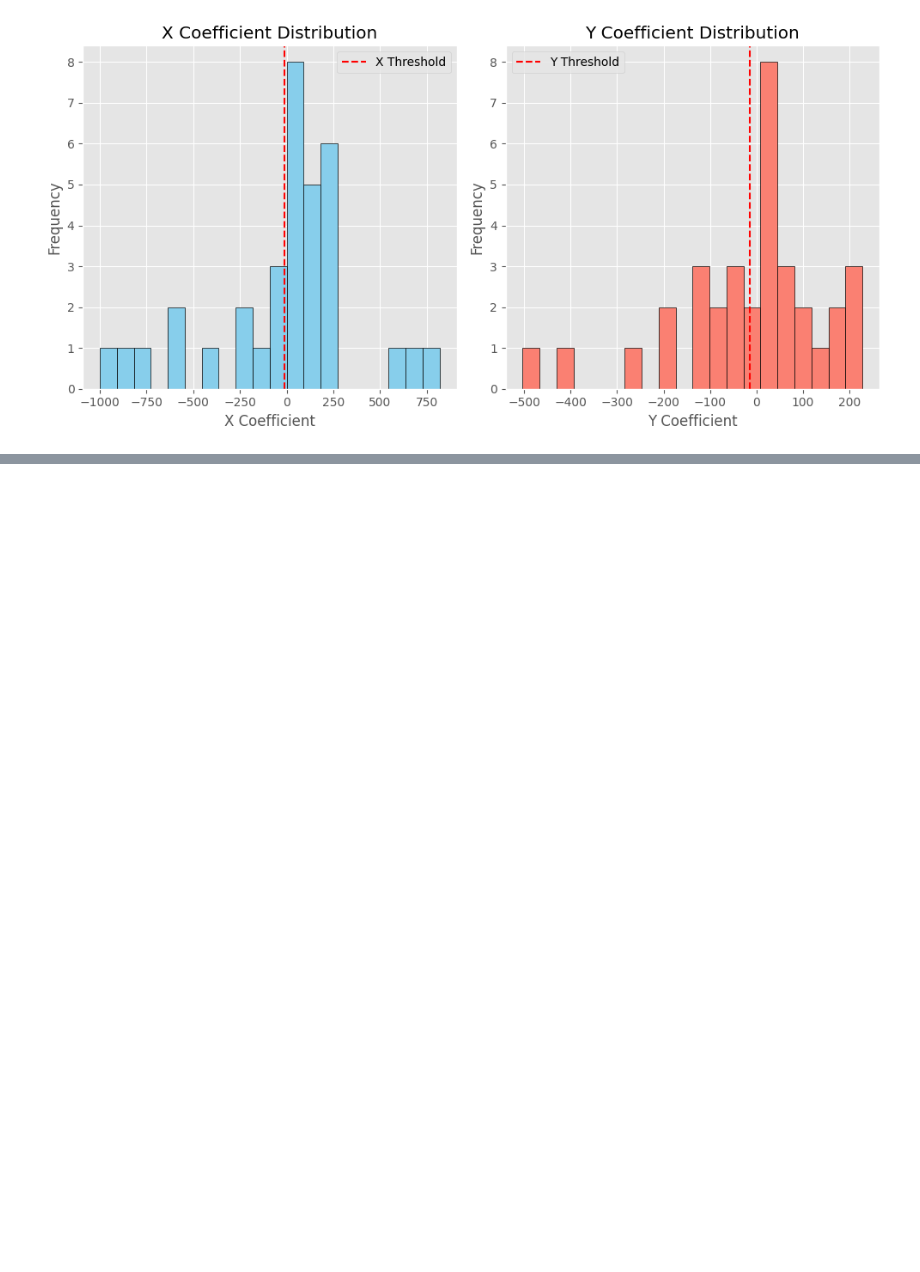
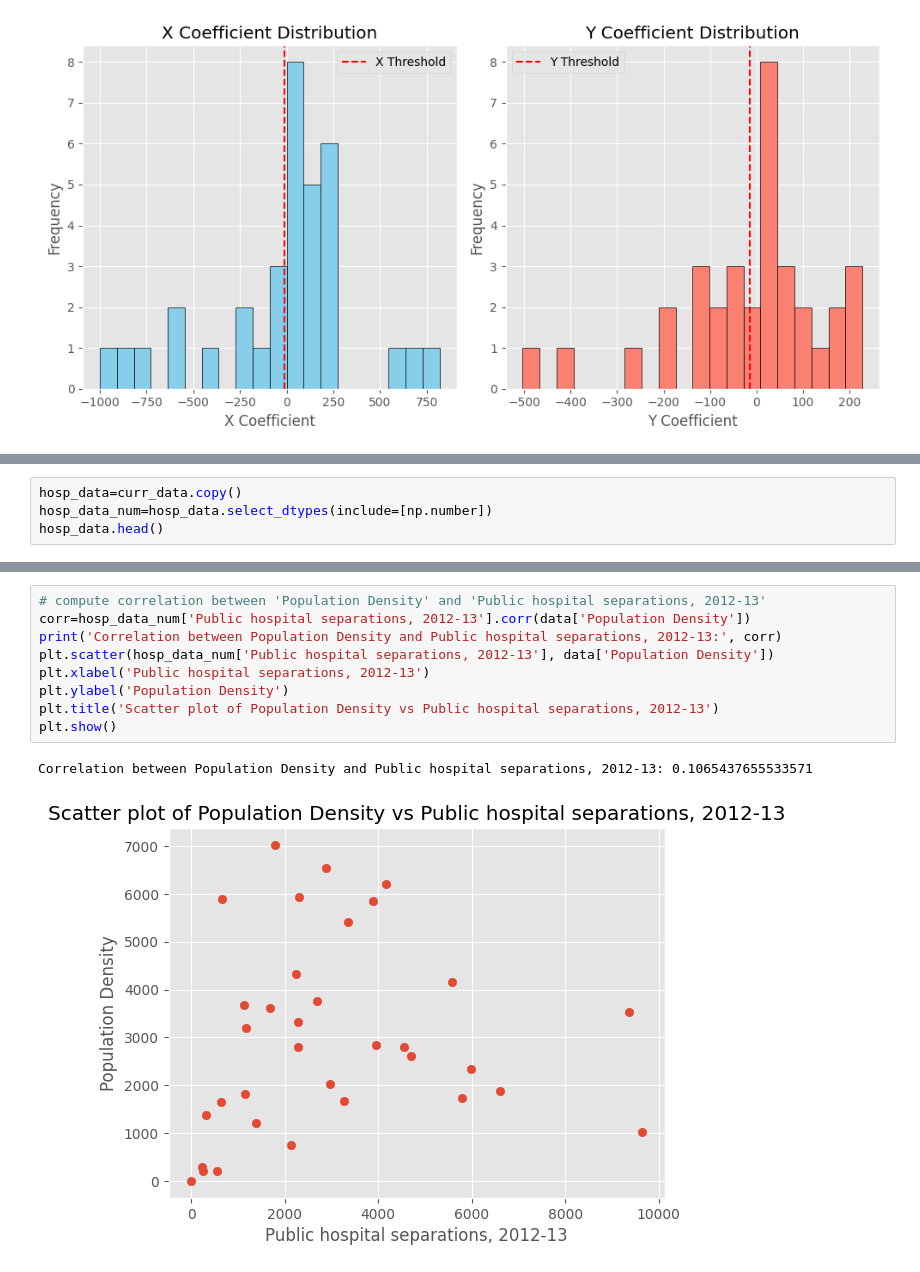
Before and after one commit to Subhasis-Biswas/ML4CPS_Project2, a Jupyter notebook: b1.ipynb, the cells around one changed output, grey strips where cells are left out. Saved outputs shown, nothing was run; the diff lists cells and outputs as text; blank space fills up the shorter version.

```diff
--- a/b1.ipynb
+++ b/b1.ipynb
@@ -619,0 +853,4 @@ plt.show()
+# %%
+hosp_data=curr_data.copy()
+hosp_data_num=hosp_data.select_dtypes(include=[np.number])
+hosp_data.head()
@@ -619,0 +864,12 @@ plt.show()
+# %%
+# compute correlation between 'Population Density' and 'Public hospital separations, 2012-13'
+corr=hosp_data_num['Public hospital separations, 2012-13'].corr(data['Population Density'])
+print('Correlation between Population Density and Public hospital separations, 2012-13:', corr)
+plt.scatter(hosp_data_num['Public hospital separations, 2012-13'], data['Population Density'])
+plt.xlabel('Public hospital separations, 2012-13')
+plt.ylabel('Population Density')
+plt.title('Scatter plot of Population Density vs Public hospital separations, 2012-13')
+plt.show()
+# %% [output]
+Correlation between Population Density and Public hospital separations, 2012-13: 0.1065437655533571
+[figure, added]
```
Also changed, not shown: parts of 21 cells of this notebook, 1 other file.
